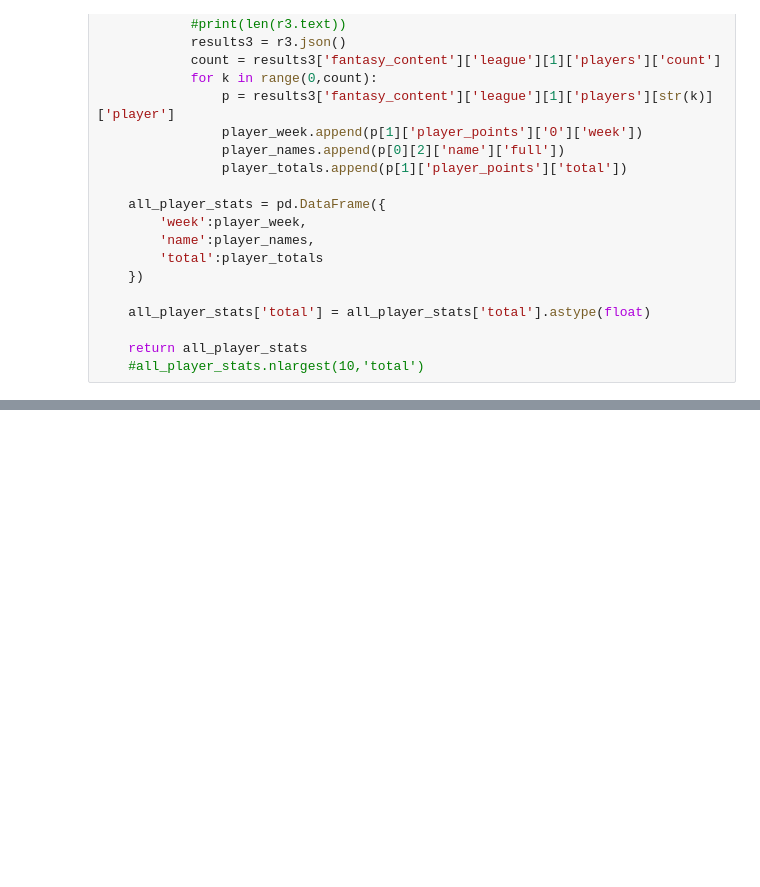
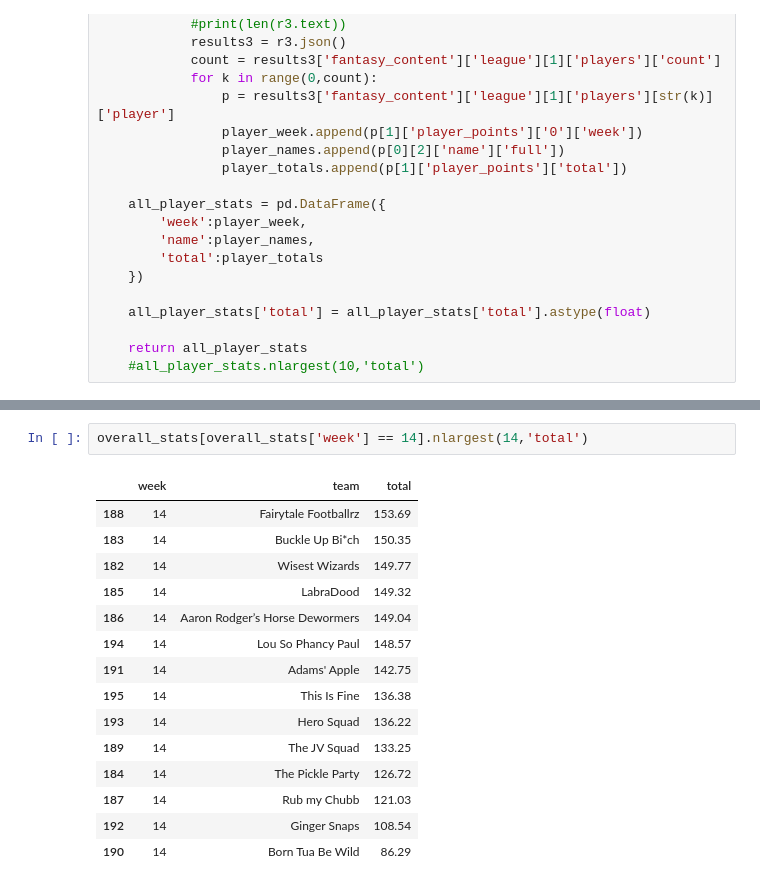
Before and after one commit to natepmarshall/yahoo-fantasy, a Jupyter notebook: Yahoo.ipynb, the cells around one changed output, grey strips where cells are left out. Drawn from its saved outputs; the diff is of its cells as text; blank space fills up the shorter version.

```diff
--- a/Yahoo.ipynb
+++ b/Yahoo.ipynb
@@ -375,0 +460,18 @@ matchups.nlargest(10,'loser_total')
+# %%
+overall_stats[overall_stats['week'] == 14].nlargest(14,'total')
+# %% [output]
+|  | week | team | total |
+| 188 | 14 | Fairytale Footballrz | 153.69 |
+| 183 | 14 | Buckle Up Bi*ch | 150.35 |
+| 182 | 14 | Wisest Wizards | 149.77 |
+| 185 | 14 | LabraDood | 149.32 |
+| 186 | 14 | Aaron Rodger’s Horse Dewormers | 149.04 |
+| 194 | 14 | Lou So Phancy Paul | 148.57 |
+| 191 | 14 | Adams' Apple | 142.75 |
+| 195 | 14 | This Is Fine | 136.38 |
+| 193 | 14 | Hero Squad | 136.22 |
+| 189 | 14 | The JV Squad | 133.25 |
+| 184 | 14 | The Pickle Party | 126.72 |
+| 187 | 14 | Rub my Chubb | 121.03 |
+| 192 | 14 | Ginger Snaps | 108.54 |
+| 190 | 14 | Born Tua Be Wild | 86.29 |
```
Also changed, not shown: parts of 6 cells of this notebook.
